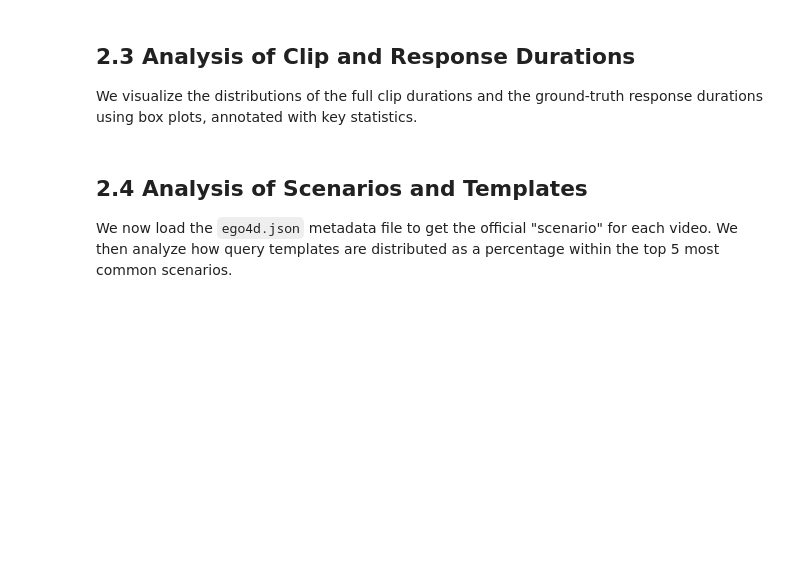
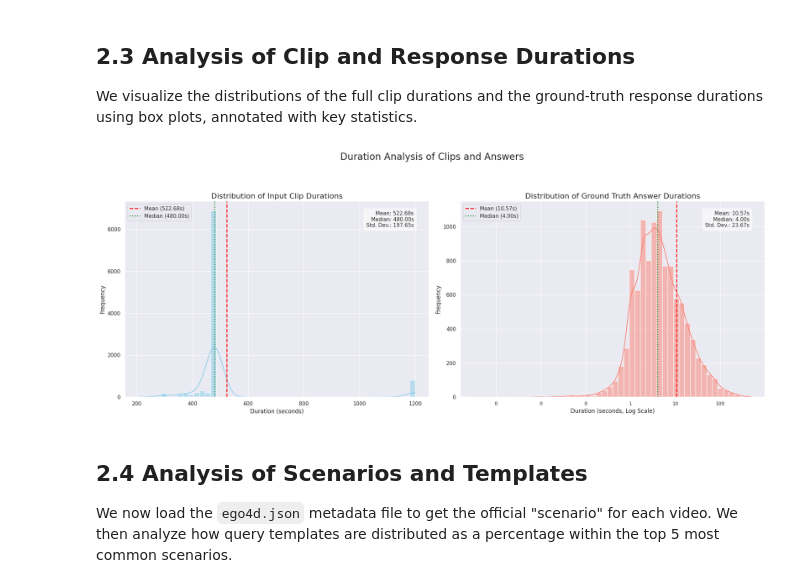
Before and after one commit to PietroGiancristofaro2001/Ego4D-NLQ-Project, a Jupyter notebook: notebooks/01_Exploratory_Data_Analysis.ipynb, the cells around one changed output. Saved outputs shown, nothing was run; the diff lists cells and outputs as text; code cells hidden in the pictures; blank space fills up the shorter version.

```diff
--- a/notebooks/01_Exploratory_Data_Analysis.ipynb
+++ b/notebooks/01_Exploratory_Data_Analysis.ipynb
@@ -191,3 +190,85 @@ plt.show()
+# %%
+import matplotlib.pyplot as plt
+import matplotlib.ticker as mticker
+
+# Assuming the 'full_df' DataFrame has already been loaded and prepared
+# Filter for valid durations to ensure proper analysis
+answers_df = df[df['response_duration_sec'] > 0].copy()
+
+# --- 1. Calculate descriptive statistics ---
+# For clip durations
+clip_mean = df['clip_duration_sec'].mean()
+clip_median = df['clip_duration_sec'].median()
+clip_std = df['clip_duration_sec'].std()
+
+# For answer durations
+answer_mean = answers_df['response_duration_sec'].mean()
+answer_median = answers_df['response_duration_sec'].median()
+answer_std = answers_df['response_duration_sec'].std()
+
+# Prepare the stats text to display on the plots
+clip_stats_text = (
+    f"Mean: {clip_mean:.2f}s\n"
+    f"Median: {clip_median:.2f}s\n"
+    f"Std. Dev.: {clip_std:.2f}s"
+)
+answer_stats_text = (
+    f"Mean: {answer_mean:.2f}s\n"
+    f"Median: {answer_median:.2f}s\n"
+    f"Std. Dev.: {answer_std:.2f}s"
+)
+
+
+# --- 2. Create the Plot ---
+fig, axes = plt.subplots(1, 2, figsize=(20, 8))
+fig.suptitle('Duration Analysis of Clips and Answers', fontsize=20, y=1.02)
+
+
+# --- Left Plot: Input Clip Durations ---
+sns.histplot(df['clip_duration_sec'], bins=50, ax=axes[0], color='skyblue', kde=True)
+axes[0].set_title('Distribution of Input Clip Durations', fontsize=16)
+axes[0].set_xlabel('Duration (seconds)', fontsize=12)
+axes[0].set_ylabel('Frequency', fontsize=12)
+
+# Add vertical lines for mean and median
+axes[0].axvline(clip_mean, color='red', linestyle='--', linewidth=2, label=f'Mean ({clip_mean:.2f}s)')
+axes[0].axvline(clip_median, color='green', linestyle=':', linewidth=2, label=f'Median ({clip_median:.2f}s)')
+axes[0].legend()
+
+# Add the stats box
+axes[0].text(0.95, 0.95, clip_stats_text, transform=axes[0].transAxes, fontsize=11,
+             verticalalignment='top', horizontalalignment='right',
+             bbox=dict(boxstyle='round,pad=0.5', fc='white', alpha=0.6))
+
+
+# --- Right Plot: Ground Truth Answer Durations ---
+sns.histplot(answers_df['response_duration_sec'], bins=50, ax=axes[1], color='salmon', kde=True, log_scale=True)
+axes[1].set_title('Distribution of Ground Truth Answer Durations', fontsize=16)
+axes[1].set_xlabel('Duration (seconds, Log Scale)', fontsize=12)
+axes[1].set_ylabel('Frequency', fontsize=12)
+
+# Format the x-axis ticks to show plain numbers instead of powers of 10
+axes[1].xaxis.set_major_formatter(mticker.ScalarFormatter())
+axes[1].xaxis.get_major_formatter().set_scientific(False)
+axes[1].tick_params(axis='x', which='major', labelsize=10)
+
+
+# Add vertical lines for mean and median
+axes[1].axvline(answer_mean, color='red', linestyle='--', linewidth=2, label=f'Mean ({answer_mean:.2f}s)')
+axes[1].axvline(answer_median, color='green', linestyle=':', linewidth=2, label=f'Median ({answer_median:.2f}s)')
+axes[1].legend()
+
+# Add the stats box
+axes[1].text(0.95, 0.95, answer_stats_text, transform=axes[1].transAxes, fontsize=11,
+             verticalalignment='top', horizontalalignment='right',
+             bbox=dict(boxstyle='round,pad=0.5', fc='white', alpha=0.6))
+
+
+# --- Finalization ---
+plt.tight_layout(rect=[0, 0.03, 1, 0.95])
+plt.show()
+# %% [output]
+[figure, added]
 # %% [markdown]
 ## 2.4 Analysis of Scenarios and Templates
 
```
Also changed, not shown: parts of 8 cells of this notebook.
